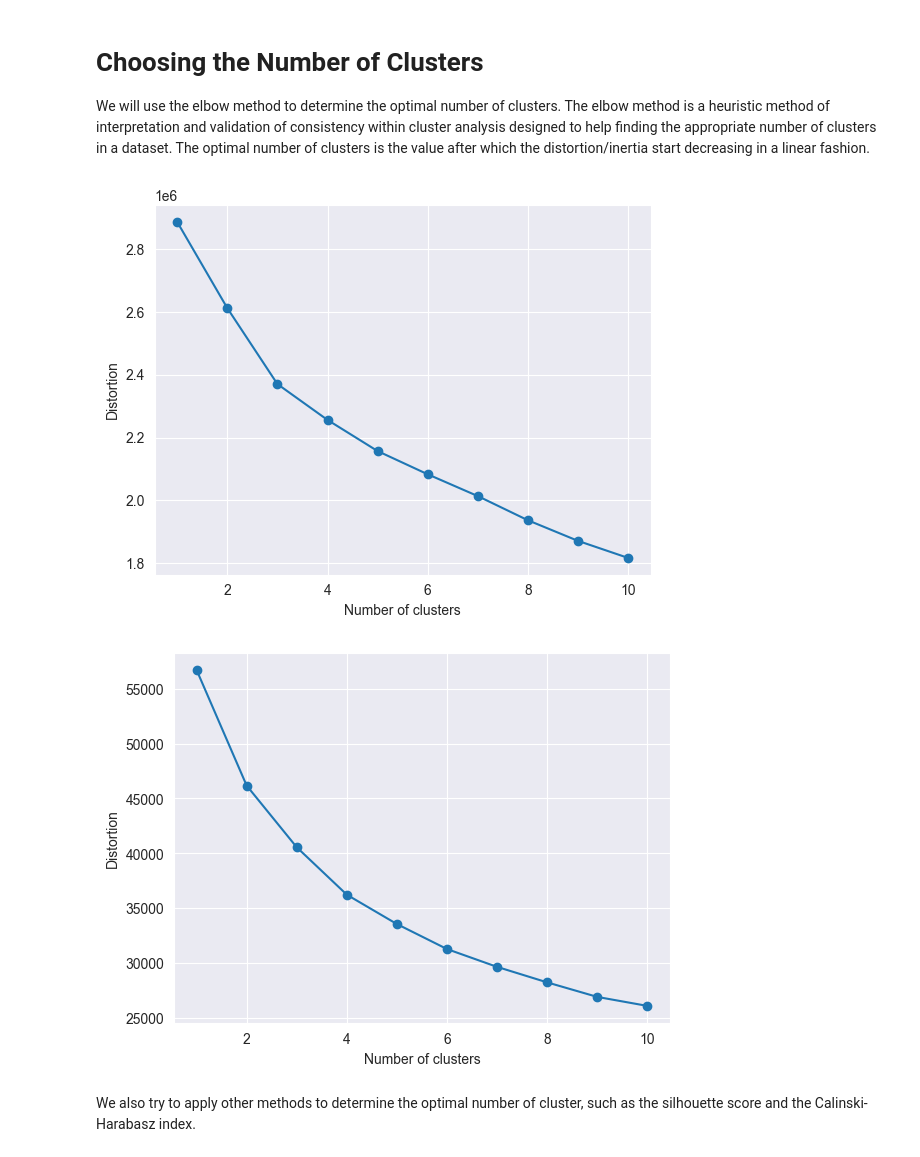
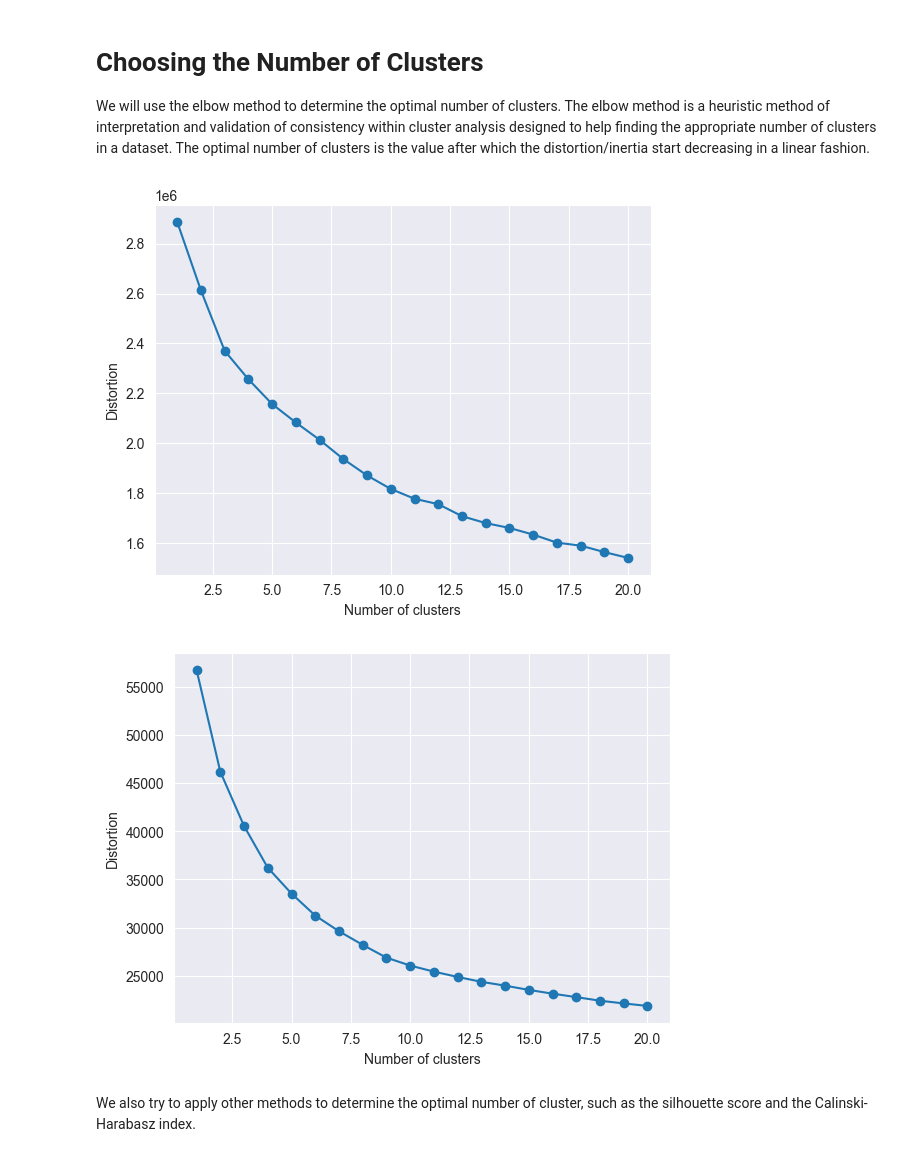
Before and after one commit to Alexthw46/DataMiningProject, a Jupyter notebook: TASK_2/clustering.ipynb, the cells around one changed output. Drawn from its saved outputs; the diff is of its cells as text; code cells hidden in the pictures.

```diff
--- a/TASK_2/clustering.ipynb
+++ b/TASK_2/clustering.ipynb
@@ -52,24 +52,25 @@ We will use the elbow method to determine the optimal number of clusters. The el
 # %%
 # determine the optimal number of clusters
 
 from sklearn.cluster import KMeans
 
-def elbow_method(data, max_clusters=10):
+def elbow_method(data, max_clusters=20):
     distortions = []
-    for i in range(1, max_clusters+1):
+    for i in range(1, max_clusters + 1):
         km = KMeans(n_clusters=i, init='k-means++', n_init=10, max_iter=300, random_state=0)
         km.fit(data)
         distortions.append(km.inertia_)
     return distortions
 
+
 for data in [z_scaled, mm_scaled]:
     distortions = elbow_method(data)
-    plt.plot(range(1, len(distortions)+1), distortions, marker='o')
+    plt.plot(range(1, len(distortions) + 1), distortions, marker='o')
     plt.xlabel('Number of clusters')
     plt.ylabel('Distortion')
     plt.show()
 # %% [output]
-[figure, old version]
+[figure, new version]
-[figure, old version]
+[figure, new version]
 # %% [markdown]
 We also try to apply other methods to determine the optimal number of cluster, such as the silhouette score and the Calinski-Harabasz index.
```
Also changed, not shown: parts of 4 cells of this notebook, 5 other files.
